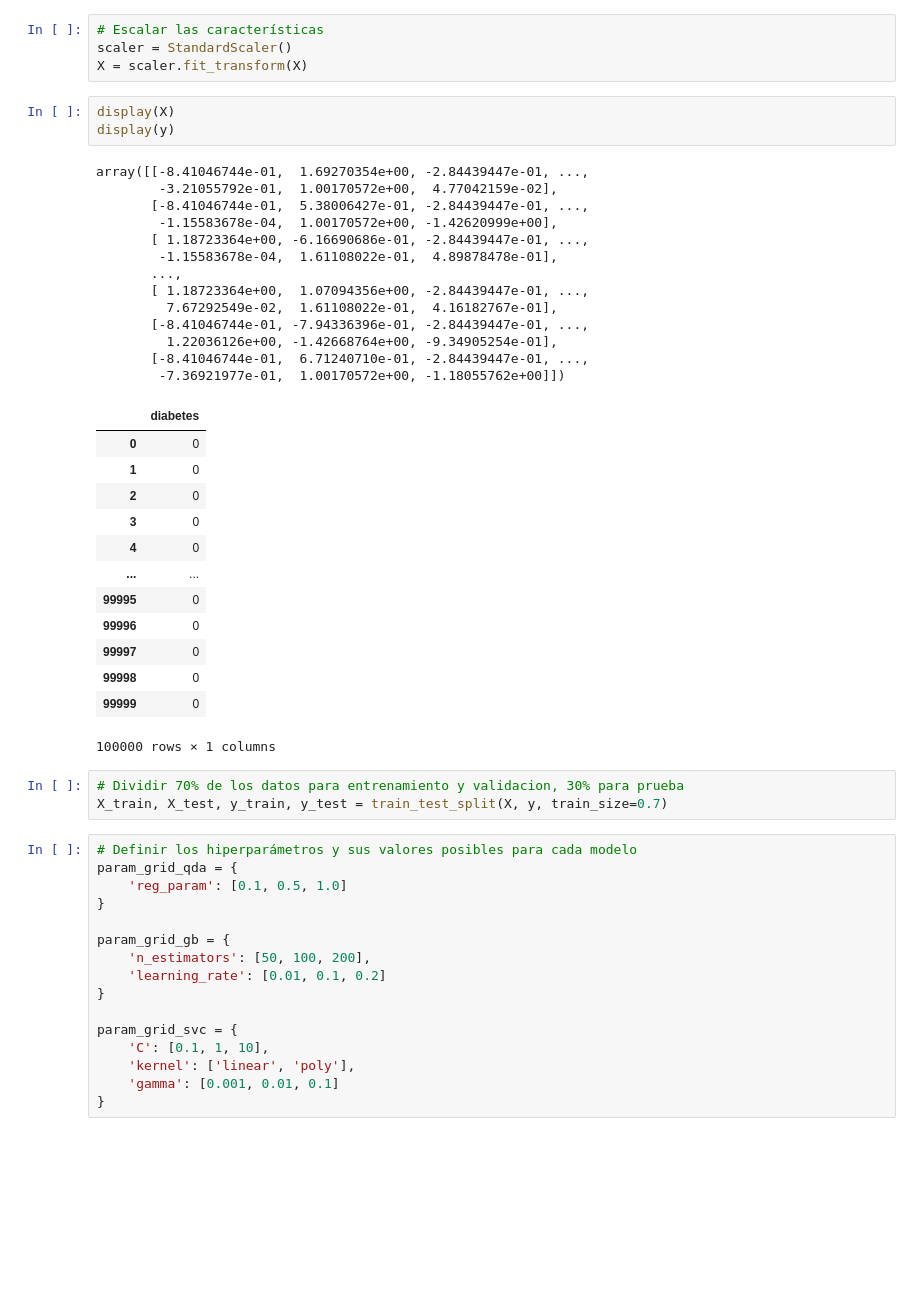
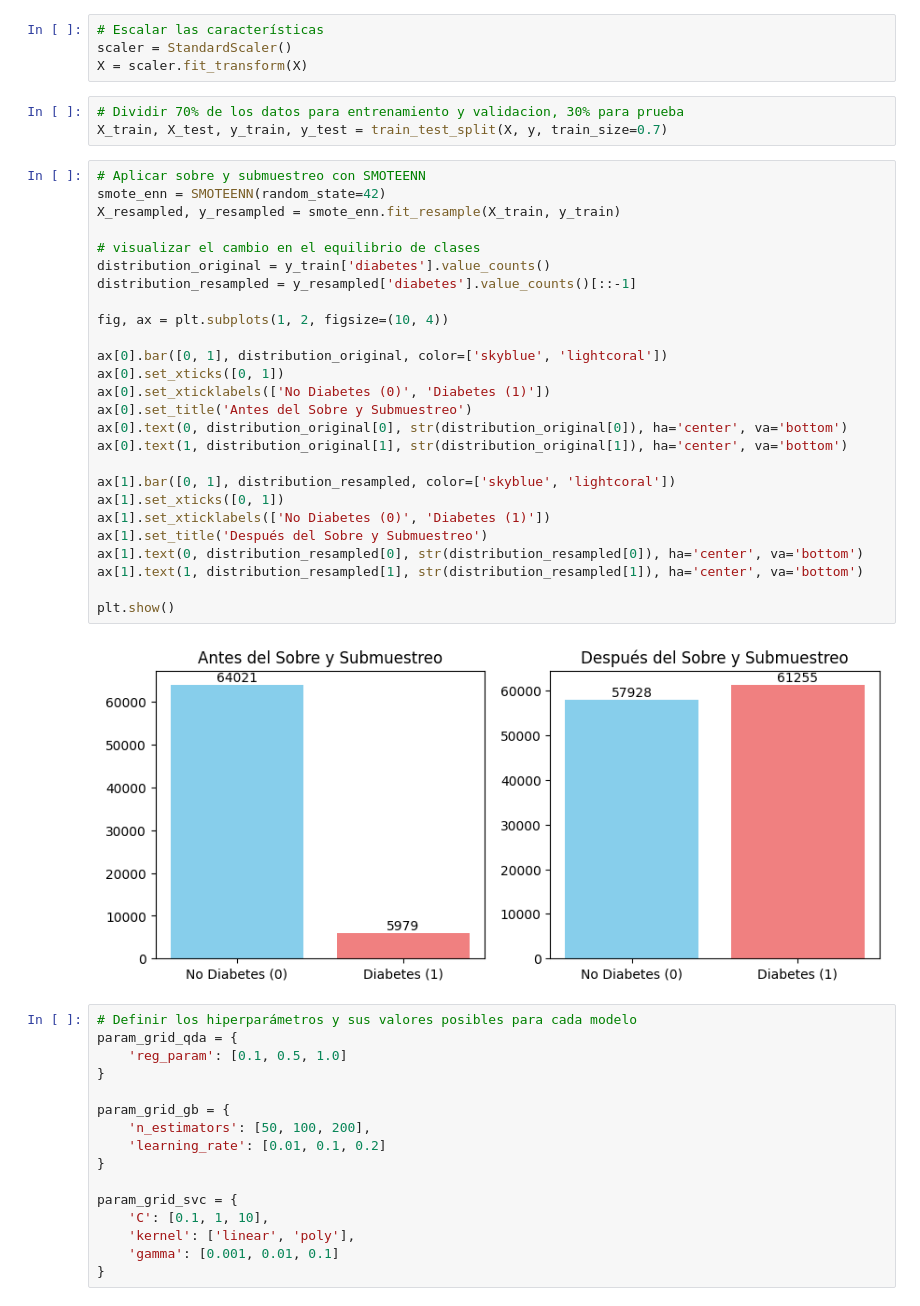
Before and after one commit to DarkanCC/ProyectoModelos, a Jupyter notebook: Diabetes.ipynb, the cells around one changed output. Cells and saved outputs as stored; diff of their text form; blank space fills up the shorter version.

```diff
--- a/Diabetes.ipynb
+++ b/Diabetes.ipynb
@@ -84,39 +83,37 @@ y = data[['diabetes']]
 # Escalar las características
 scaler = StandardScaler()
 X = scaler.fit_transform(X)
-# %%
-display(X)
-display(y)
-# %% [output]
-array([[-8.41046744e-01,  1.69270354e+00, -2.84439447e-01, ...,
-        -3.21055792e-01,  1.00170572e+00,  4.77042159e-02],
-       [-8.41046744e-01,  5.38006427e-01, -2.84439447e-01, ...,
-        -1.15583678e-04,  1.00170572e+00, -1.42620999e+00],
-       [ 1.18723364e+00, -6.16690686e-01, -2.84439447e-01, ...,
-        -1.15583678e-04,  1.61108022e-01,  4.89878478e-01],
-       ...,
-       [ 1.18723364e+00,  1.07094356e+00, -2.84439447e-01, ...,
-         7.67292549e-02,  1.61108022e-01,  4.16182767e-01],
-       [-8.41046744e-01, -7.94336396e-01, -2.84439447e-01, ...,
-         1.22036126e+00, -1.42668764e+00, -9.34905254e-01],
-       [-8.41046744e-01,  6.71240710e-01, -2.84439447e-01, ...,
-        -7.36921977e-01,  1.00170572e+00, -1.18055762e+00]])
-|  | diabetes |
-| 0 | 0 |
-| 1 | 0 |
-| 2 | 0 |
-| 3 | 0 |
-| 4 | 0 |
-| ... | ... |
-| 99995 | 0 |
-| 99996 | 0 |
-| 99997 | 0 |
-| 99998 | 0 |
-| 99999 | 0 |
-100000 rows × 1 columns
 # %%
 # Dividir 70% de los datos para entrenamiento y validacion, 30% para prueba
 X_train, X_test, y_train, y_test = train_test_split(X, y, train_size=0.7)
+# %%
+# Aplicar sobre y submuestreo con SMOTEENN
+smote_enn = SMOTEENN(random_state=42)
+X_resampled, y_resampled = smote_enn.fit_resample(X_train, y_train)
+
+# visualizar el cambio en el equilibrio de clases
+distribution_original = y_train['diabetes'].value_counts()
+distribution_resampled = y_resampled['diabetes'].value_counts()[::-1]
+
+fig, ax = plt.subplots(1, 2, figsize=(10, 4))
+
+ax[0].bar([0, 1], distribution_original, color=['skyblue', 'lightcoral'])
+ax[0].set_xticks([0, 1])
+ax[0].set_xticklabels(['No Diabetes (0)', 'Diabetes (1)'])
+ax[0].set_title('Antes del Sobre y Submuestreo')
+ax[0].text(0, distribution_original[0], str(distribution_original[0]), ha='center', va='bottom')
+ax[0].text(1, distribution_original[1], str(distribution_original[1]), ha='center', va='bottom')
+
+ax[1].bar([0, 1], distribution_resampled, color=['skyblue', 'lightcoral'])
+ax[1].set_xticks([0, 1])
+ax[1].set_xticklabels(['No Diabetes (0)', 'Diabetes (1)'])
+ax[1].set_title('Después del Sobre y Submuestreo')
+ax[1].text(0, distribution_resampled[0], str(distribution_resampled[0]), ha='center', va='bottom')
+ax[1].text(1, distribution_resampled[1], str(distribution_resampled[1]), ha='center', va='bottom')
+
+plt.show()
+# %% [output]
+[figure, added]
 # %%
 # Definir los hiperparámetros y sus valores posibles para cada modelo
 param_grid_qda = {
```
Also changed, not shown: parts of 4 cells of this notebook.
